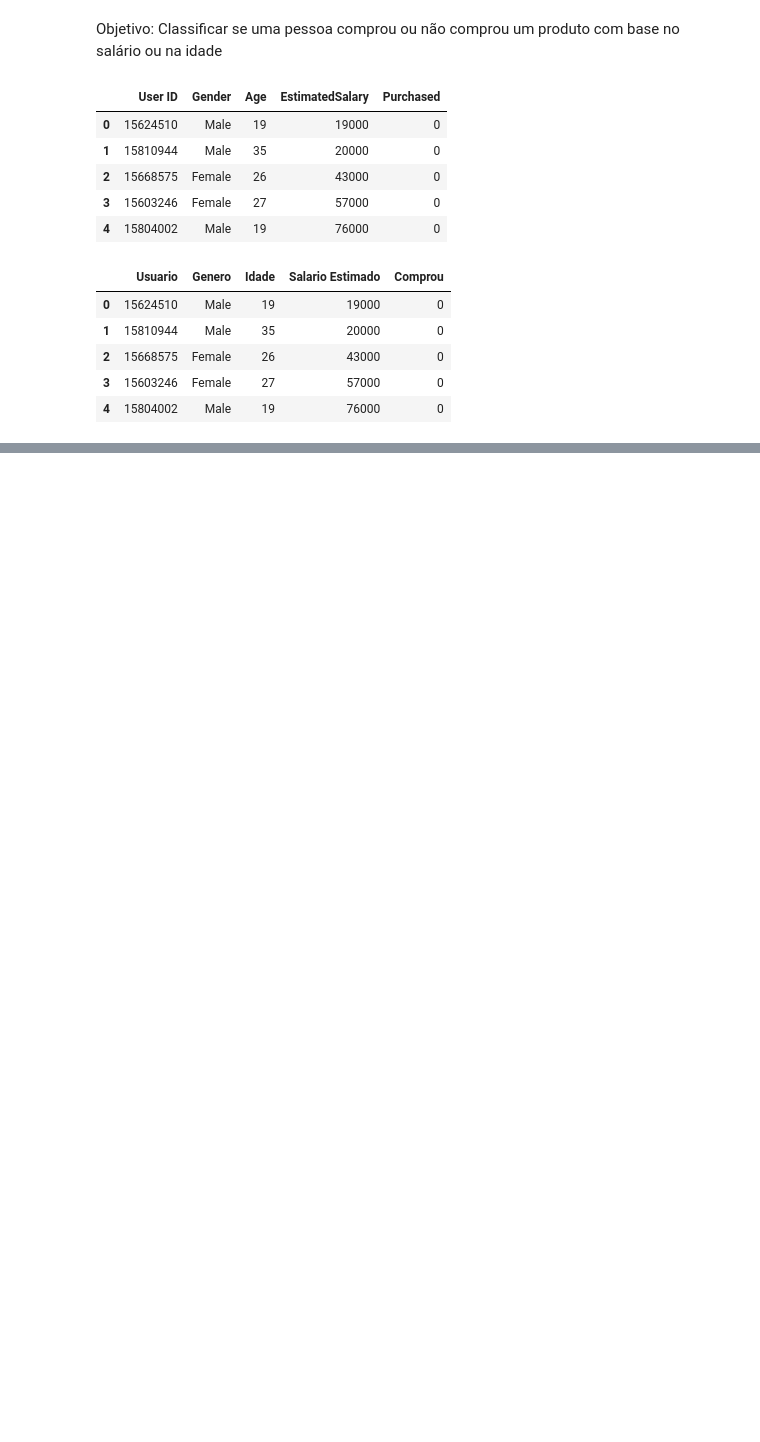
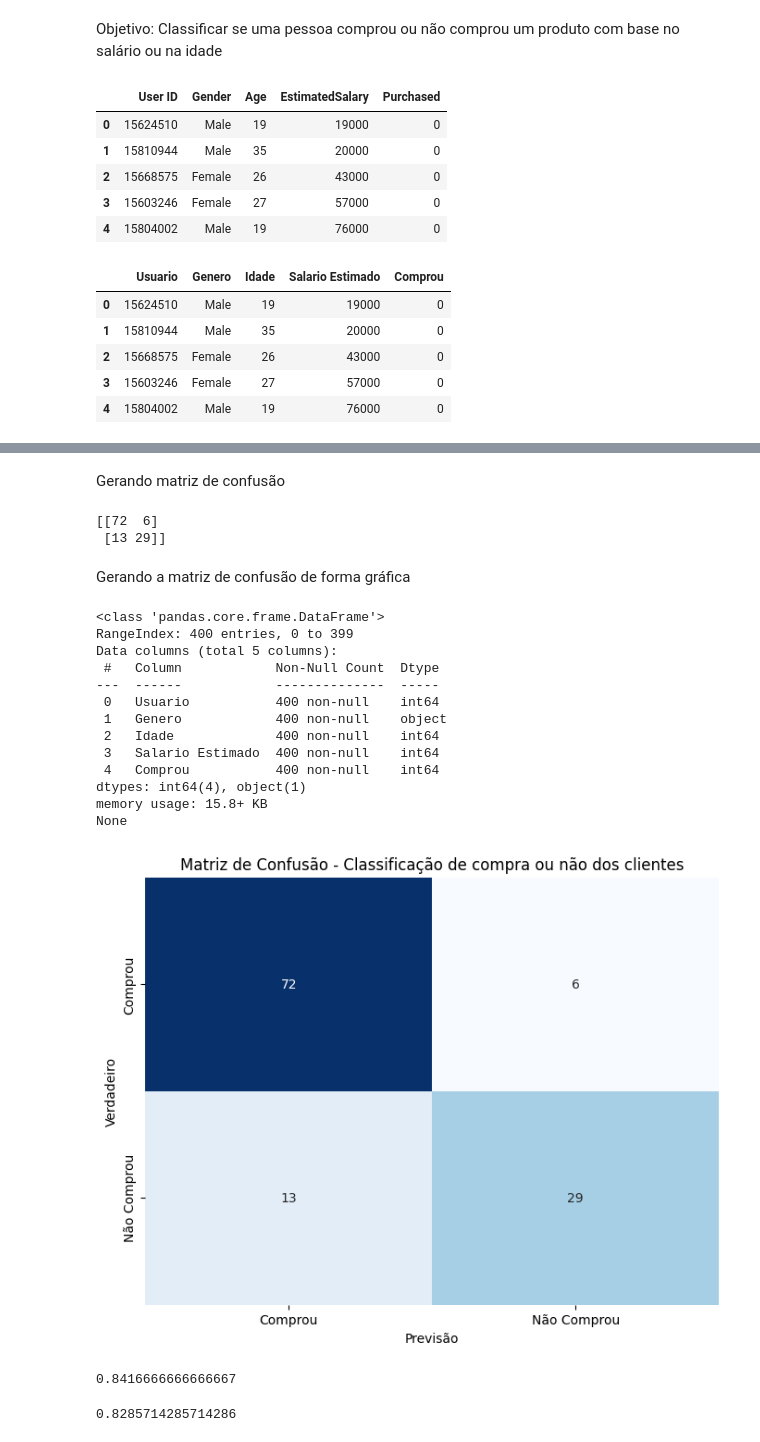
Before and after one commit to danielvieira95/Intelig-ncia-Artificial-e-Big-Data--2-2024, a Jupyter notebook: TurmaB/Aula07/codigo1.ipynb, the cells around one changed output, grey strips where cells are left out. Cells and saved outputs as stored; diff of their text form; code cells hidden in the pictures; blank space fills up the shorter version.

```diff
--- a/TurmaB/Aula07/codigo1.ipynb
+++ b/TurmaB/Aula07/codigo1.ipynb
@@ -33,0 +104,6 @@ df.head()
+# %%
+# Cria o algoritmo de machine learning e treinando o algoritmo SVM
+algoritmo = SVC(kernel='linear',random_state=3) # Kernel é a equação do modelo svm
+# %%
+# treinando o modelo
+algoritmo.fit(X_treino,y_treino) # treina o modelo com os dados de entrada para cada saida
@@ -33,0 +112,3 @@ df.head()
+# %%
+# gerando previsão dos resultados
+y_prev = algoritmo.predict(X_teste) # realizando a predição dos valores
@@ -33,0 +157,10 @@ df.head()
+# %% [markdown]
+Gerando matriz de confusão
+# %%
+cm = confusion_matrix(y_teste, y_prev)
+print(cm)
+# %% [output]
+[[72  6]
+ [13 29]]
+# %% [markdown]
+Gerando a matriz de confusão de forma gráfica
@@ -33,0 +169,36 @@ df.head()
+# %%
+plt.figure(figsize=(8,6))
+print(df.info())
+# sns.heatmap(informação a ser exibida, exibir valores, cor, cbar, rotulos dos eixos)
+sns.heatmap(cm,annot= True,fmt='d',cmap='Blues',cbar=False,xticklabels=['Comprou','Não Comprou'],yticklabels=['Comprou','Não Comprou'])
+plt.xlabel('Previsão')
+plt.ylabel('Verdadeiro')
+plt.title('Matriz de Confusão - Classificação de compra ou não dos clientes')
+plt.show()
+# %% [output]
+<class 'pandas.core.frame.DataFrame'>
+RangeIndex: 400 entries, 0 to 399
+Data columns (total 5 columns):
+ #   Column            Non-Null Count  Dtype
+---  ------            --------------  -----
+ 0   Usuario           400 non-null    int64
+ 1   Genero            400 non-null    object
+ 2   Idade             400 non-null    int64
+ 3   Salario Estimado  400 non-null    int64
+ 4   Comprou           400 non-null    int64
+dtypes: int64(4), object(1)
+memory usage: 15.8+ KB
+None
+[figure, added]
+# %%
+# acuracia = VP +VN /Total
+acc = accuracy_score(y_teste,y_prev)
+acc
+# %% [output]
+0.8416666666666667
+# %%
+# precisao = VP / (VP + FN)
+prec = precision_score(y_teste,y_prev)
+prec
+# %% [output]
+0.8285714285714286
```
Also changed, not shown: parts of 18 cells of this notebook.
